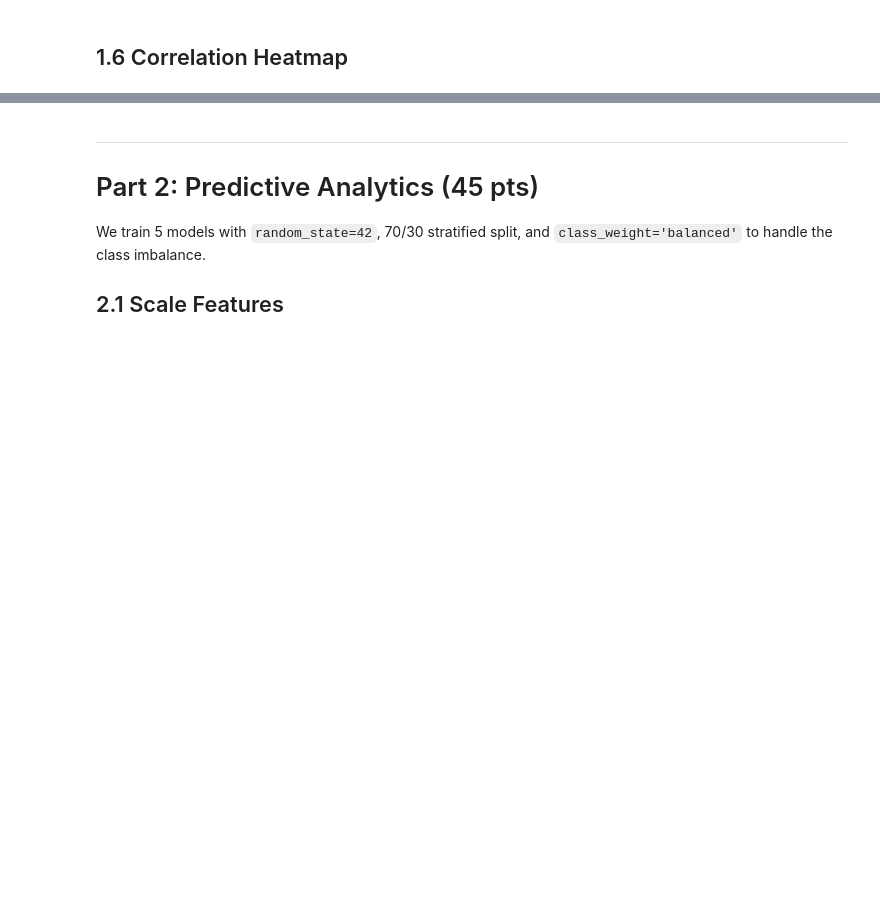
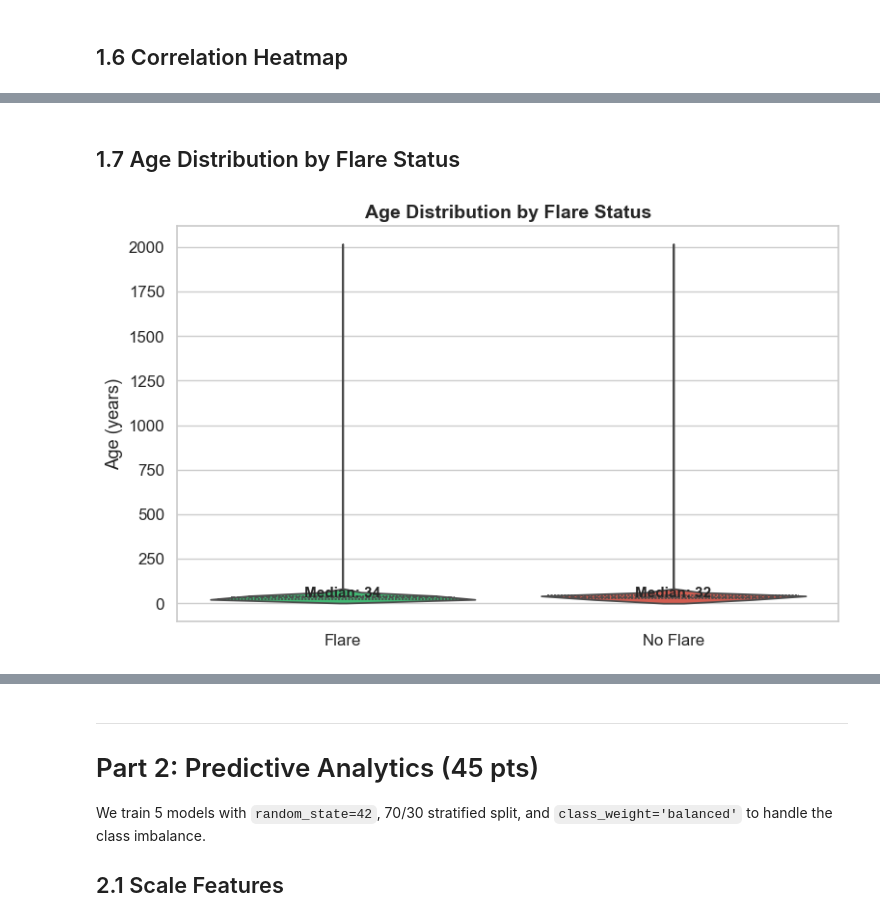
Before and after one commit to hannypoo/msis522-hw1, a Jupyter notebook: notebooks/hw1_analysis.ipynb, the cells around one changed output, grey strips where cells are left out. Cells and saved outputs as stored; diff of their text form; code cells hidden in the pictures; blank space fills up the shorter version.

```diff
--- a/notebooks/hw1_analysis.ipynb
+++ b/notebooks/hw1_analysis.ipynb
@@ -514,0 +542,25 @@ plt.show()
+# %% [markdown]
+## 1.7 Age Distribution by Flare Status
+# %%
+# Violin Plot — Age Distribution by Flare Status
+fig, ax = plt.subplots(figsize=(8, 5))
+plot_df = df[['age', 'flare']].dropna()
+plot_df['Flare Status'] = plot_df['flare'].map({0: 'No Flare', 1: 'Flare'})
+
+sns.violinplot(data=plot_df, x='Flare Status', y='age', ax=ax,
+               palette=['#2ecc71', '#e74c3c'], inner='quartile', cut=0)
+ax.set_title('Age Distribution by Flare Status', fontsize=14, fontweight='bold')
+ax.set_ylabel('Age (years)')
+ax.set_xlabel('')
+
+# Add median annotations
+for i, status in enumerate(['No Flare', 'Flare']):
+    subset = plot_df[plot_df['Flare Status'] == status]['age']
+    med = subset.median()
+    ax.text(i, med + 1.5, f'Median: {med:.0f}', ha='center', fontweight='bold', fontsize=11)
+
+plt.tight_layout()
+plt.savefig(FIGURES_DIR / 'age_violin_by_flare.png', dpi=150, bbox_inches='tight')
+plt.show()
+# %% [output]
+[figure, added]
```
Also changed, not shown: parts of 12 cells of this notebook, 4 other files.
